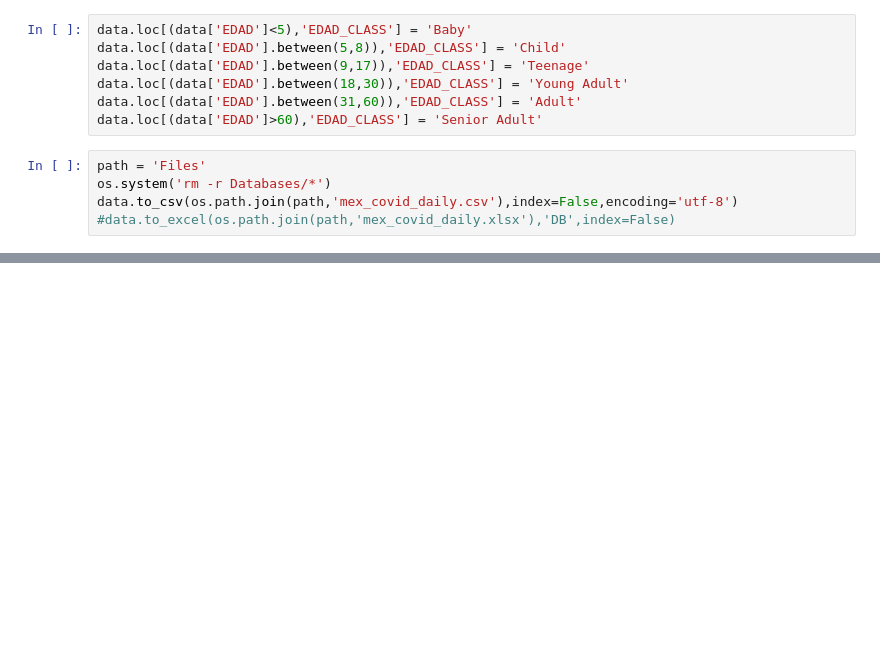
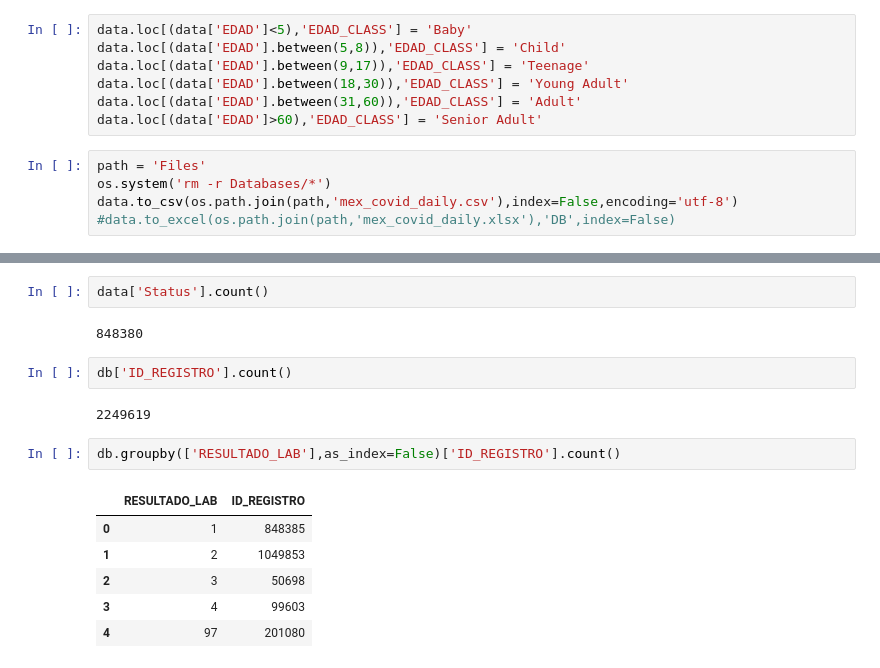
Before and after one commit to cmaroblesg/Advanced_DataScience_Capstone, a Jupyter notebook: COVID_Databases.ipynb, the cells around one changed output, grey strips where cells are left out. Drawn from its saved outputs; the diff is of its cells as text; blank space fills up the shorter version.

```diff
--- a/COVID_Databases.ipynb
+++ b/COVID_Databases.ipynb
@@ -641,0 +691,17 @@ Name: ID_REGISTRO, dtype: int64
+# %%
+data['Status'].count()
+# %% [output]
+848380
+# %%
+db['ID_REGISTRO'].count()
+# %% [output]
+2249619
+# %%
+db.groupby(['RESULTADO_LAB'],as_index=False)['ID_REGISTRO'].count()
+# %% [output]
+|  | RESULTADO_LAB | ID_REGISTRO |
+| 0 | 1 | 848385 |
+| 1 | 2 | 1049853 |
+| 2 | 3 | 50698 |
+| 3 | 4 | 99603 |
+| 4 | 97 | 201080 |
```
Also changed, not shown: parts of 48 cells of this notebook, 2 other files.
